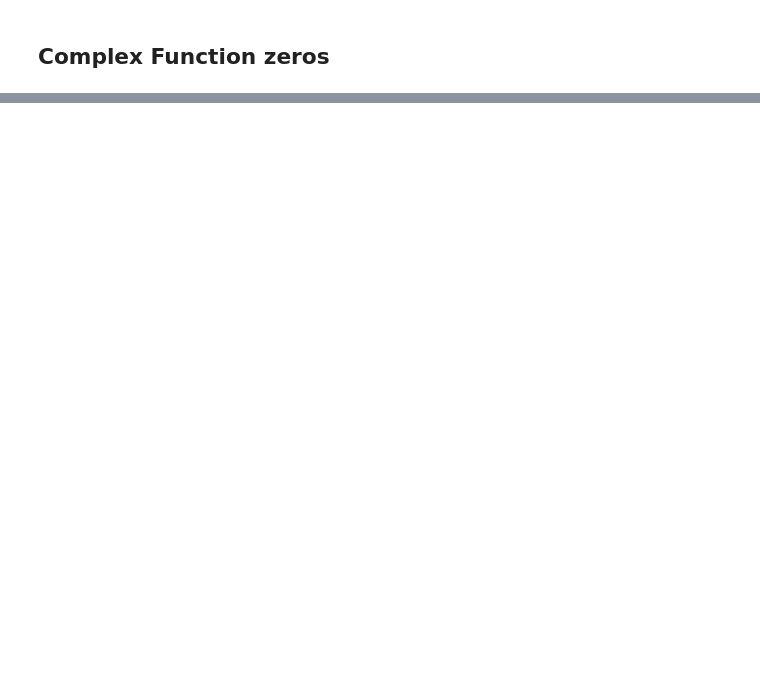
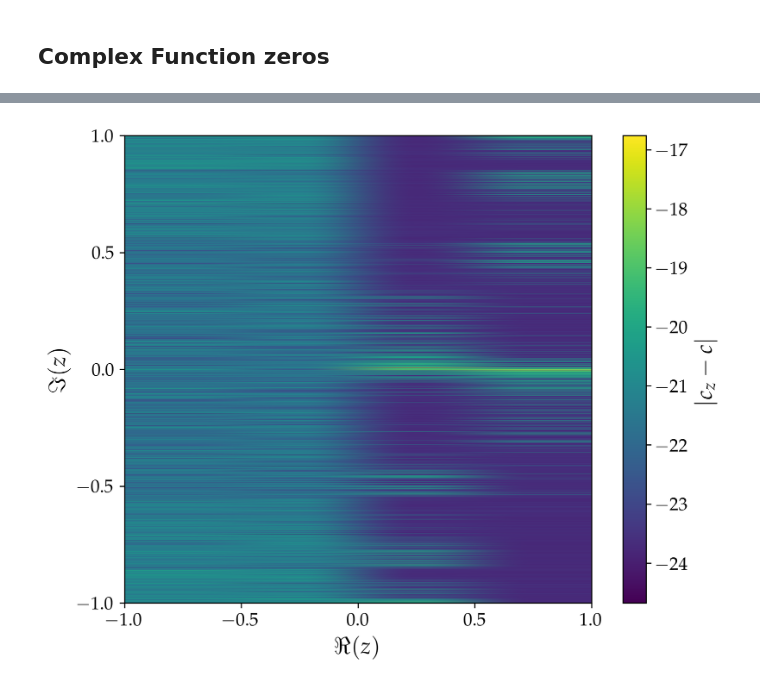
Before and after one commit to mvolpato-unimib/Lab_comp, a Jupyter notebook: ex13/Newt_Rap.ipynb, the cells around one changed output, grey strips where cells are left out. Saved outputs shown, nothing was run; the diff lists cells and outputs as text; code cells hidden in the pictures; blank space fills up the shorter version.

Commit message:
ex13: sistemato problema con frattale scegliendo nuova cmap. aggiunto frattale_wrong e file per unio calcolo per matrice 3000x3000

```diff
--- a/ex13/Newt_Rap.ipynb
+++ b/ex13/Newt_Rap.ipynb
@@ -210,15 +205,81 @@ c_mat = Newt_Rap(fz, der_fz, z_init,tol=1e-6, MaxIter=50)
 # %%
-c_angle = abs(np.angle(c_mat))
-c_angle = np.round(c_angle, 4)
-cmap_discreta = plt.get_cmap("viridis", 4)
-plt.imshow(c_angle, cmap=cmap_discreta, extent=[-1, 1, -1, 1])
-cbar = plt.colorbar()
-cbar.set_label(r'$\arg(z)$')
-
-plt.xticks([-1, -0.5, 0, 0.5, 1])
-plt.yticks([-1, -0.5, 0, 0.5, 1])
-plt.xlabel(r'$\Re(z)$')
-plt.ylabel(r'$\Im(z)$')
-
-plt.savefig('plots/fractal.png')
-plt.show()
+c_mat = np.loadtxt('fract.txt', dtype=np.complex128)
+# %%
+
+roots = np.array([1, -1, 1j, -1j])
+dist = np.abs(c_mat[..., np.newaxis] - roots)
+
+dist_roots = np.min(dist, axis=1)
+    # evaluation of the distance between the result and the closest expected root:
+    # before continuing with the plot we assure that the results are good
+
+max_error = np.max(dist_roots)
+    # this is the maximum error with the closest root that the results shows
+
+print(f'Max error between res and true_t is:\nMax_err = {max_error:.2e}')
+
+
+log_dist = np.log10(dist_roots + 1e-25)
+plt.figure(figsize=(8, 6))
+im = plt.imshow(log_dist, origin='lower', cmap='viridis',
+                extent=[-1, 1, -1, 1])
+
+cbar = plt.colorbar(im)
+cbar.set_label(r'$|c_z - c|$')
+plt.xticks([-1, -0.5, 0, 0.5, 1])
+plt.yticks([-1, -0.5, 0, 0.5, 1])
+plt.xlabel(r'$\Re(z)$')
+plt.ylabel(r'$\Im(z)$')
+plt.savefig('plots/error_matrix.png')
+plt.show()
+
+
+eps = 1e-9
+if max_error < eps:
+    print(f'Precision is under {eps}, it\'s possible to continue with the analysis!')
+    c_angle = np.angle(c_mat)
+
+    # OPTION 1:
+    # the values for zeros close to the BC along Re(z)<0 can be rounded by numpy
+    # as -pi or +pi: we know that they are the same polar position but they are colored
+    # with different colors. It is possible to use a cyclic cmap to show as equal
+    # the extremes of the scale
+
+    plt.imshow(c_angle, cmap='twilight', extent=[-1, 1, -1, 1])
+
+    # OPTION 2:
+    # if a sequential cmap is chosen, it's necessary to set all values that refers to
+    # the solution -1, as the same polar angle: for example we choose +pi and set all values
+    # very close to this solution as exactly +pi. I don't like the cmap of twilight or the other cyclic
+    # ones, but this second option is, in my opinion, undesirable because of the manipulation on the data that we
+    # need to do (even if we assure that the error is very small for all the solutions)
+
+    # c_angle[(np.abs(c_angle - np.pi) < 1e-9) | (np.abs(c_angle + np.pi) < 1e-9)] = np.pi
+    # plt.imshow(c_angle, cmap='viridis', extent=[-1, 1, -1, 1])
+
+    cbar = plt.colorbar()
+    cbar.set_label(r'$\arg(c_z)$')
+
+    plt.xticks([-1, -0.5, 0, 0.5, 1])
+    plt.yticks([-1, -0.5, 0, 0.5, 1])
+    plt.xlabel(r'$\Re(z)$')
+    plt.ylabel(r'$\Im(z)$')
+
+    plt.savefig('plots/fractal.png')
+    plt.show()
+
+    plt.imshow(c_angle, cmap='viridis', extent=[-1, 1, -1, 1])
+    cbar = plt.colorbar()
+    cbar.set_label(r'$\arg(c_z)$')
+
+    plt.xticks([-1, -0.5, 0, 0.5, 1])
+    plt.yticks([-1, -0.5, 0, 0.5, 1])
+    plt.xlabel(r'$\Re(z)$')
+    plt.ylabel(r'$\Im(z)$')
+
+    plt.savefig('plots/fractal.png')
+    plt.show()
+
+else:
+    print(f'Precision is over {eps}!!')
+# %% [output]
@@ -224,0 +288 @@ plt.show()
+[figure, added]
```
Also changed, not shown: parts of 4 cells of this notebook, 7 other files.
